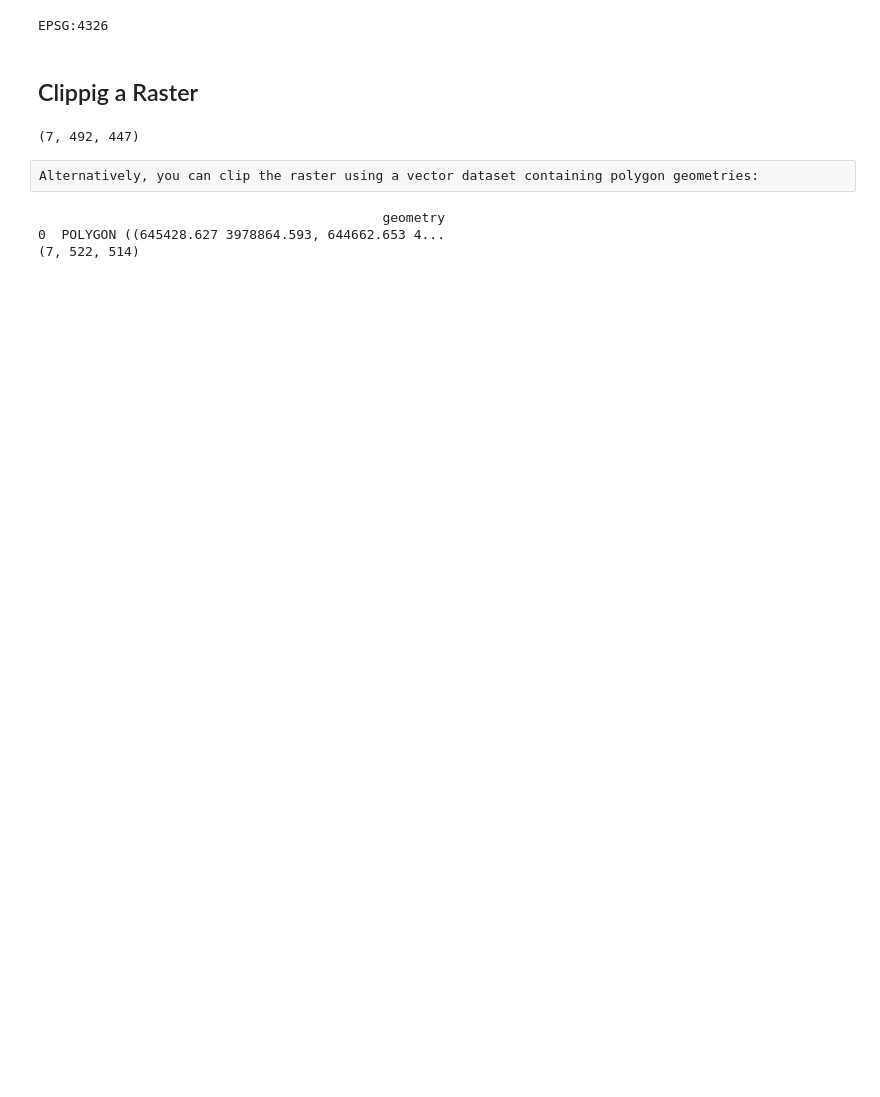
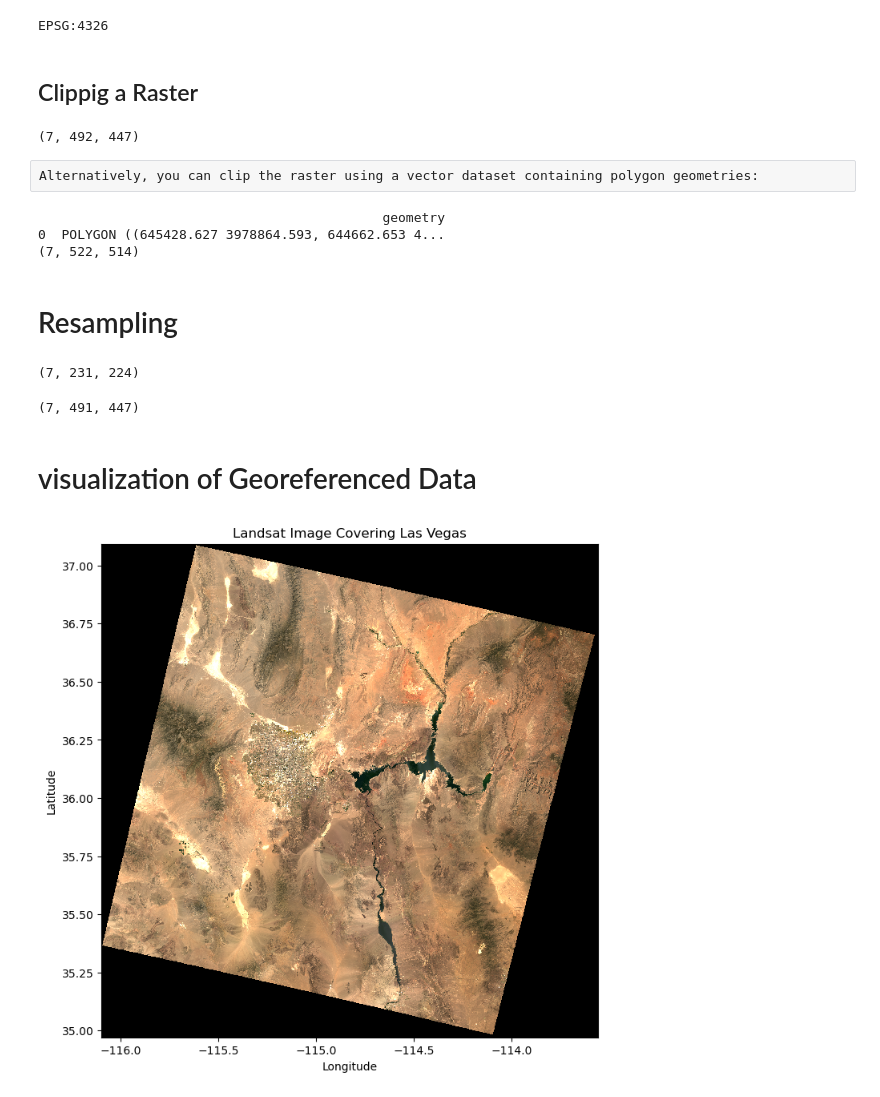
Before and after one commit to code4geoai/geospatial_course, a Jupyter notebook: Rioxarray.ipynb, the cells around one changed output. Cells and saved outputs as stored; diff of their text form; code cells hidden in the pictures; blank space fills up the shorter version.

Commit message:
visualization performed

```diff
--- a/Rioxarray.ipynb
+++ b/Rioxarray.ipynb
@@ -149,3 +149,33 @@ print(clipped_data2.shape)
                                             geometry
 0  POLYGON ((645428.627 3978864.593, 644662.653 4...
 (7, 522, 514)
+# %% [markdown]
+# Resampling
+# %%
+resampled_data=data.rio.reproject(data.rio.crs, resolution=(1000,1000))
+resampled_data.shape
+# %% [output]
+(7, 231, 224)
+# %%
+# Extracting Spatial Subsets
+
+min_x, max_x = -115.391,-114.988
+min_y, max_y = 35.982,36.425
+
+subset = data_reprojected.sel(x = slice(min_x,max_x), y= slice(max_y,min_y))
+# enter y in reverse order
+subset.shape
+# %% [output]
+(7, 491, 447)
+# %% [markdown]
+# visualization of Georeferenced Data
+# %%
+# plot the raster data
+plt.figure(figsize = (8,8))
+data_reprojected.sel(band=[4,3,2]).plot.imshow(vmin=0,vmax=0.3)
+plt.title('Landsat Image Covering Las Vegas')
+plt.xlabel('Longitude')
+plt.ylabel('Latitude')
+plt.show()
+# %% [output]
+[figure, added]
```
Also changed, not shown: parts of 2 cells of this notebook.
